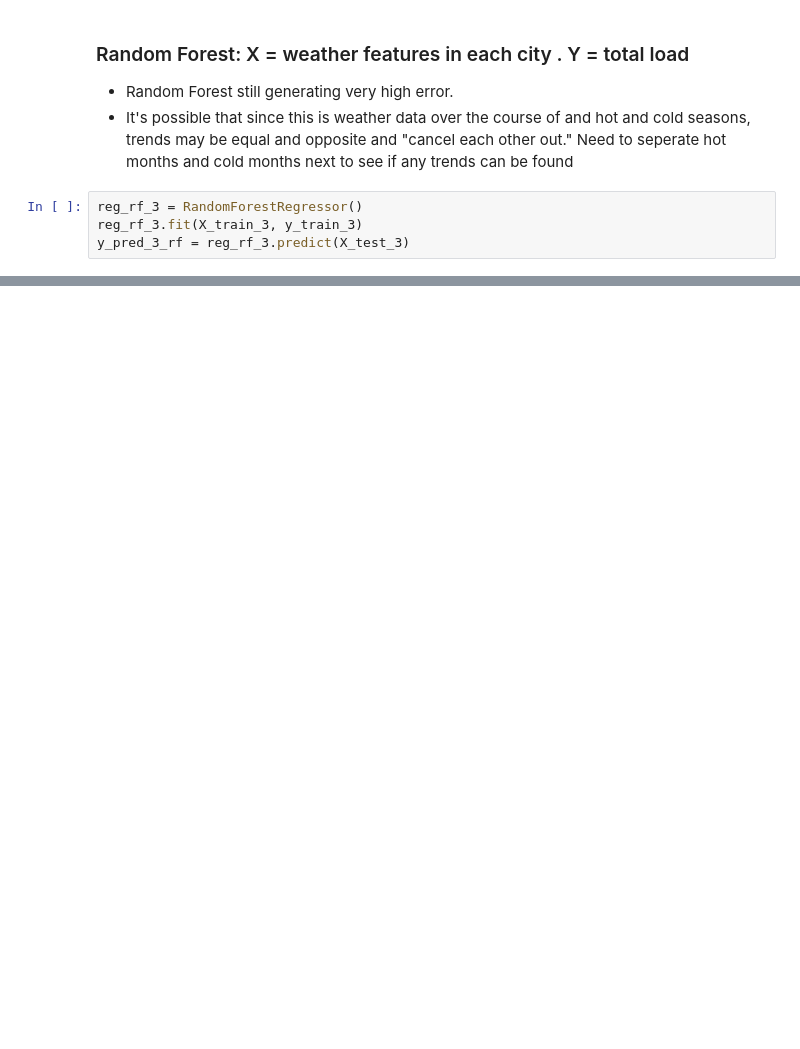
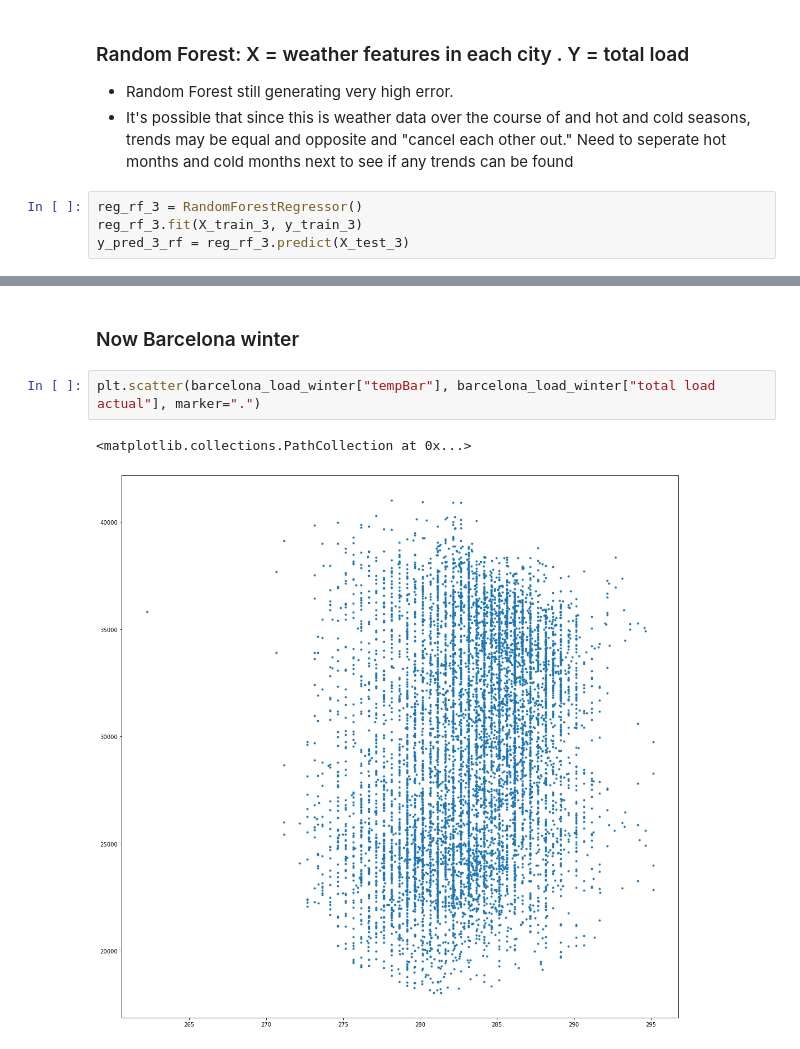
Before and after one commit to dbolis/Spain-Energy-Data-Analysis, a Jupyter notebook: EnergyNotebook.ipynb, the cells around one changed output, grey strips where cells are left out. Saved outputs shown, nothing was run; the diff lists cells and outputs as text; blank space fills up the shorter version.

```diff
--- a/EnergyNotebook.ipynb
+++ b/EnergyNotebook.ipynb
@@ -721,0 +740,7 @@ Mean Squared Error: 8821099.101350341
+# %% [markdown]
+### Now Barcelona winter
+# %%
+plt.scatter(barcelona_load_winter["tempBar"], barcelona_load_winter["total load actual"], marker=".")
+# %% [output]
+<matplotlib.collections.PathCollection at 0x...>
+[figure, added]
```
Also changed, not shown: parts of 40 cells of this notebook.
